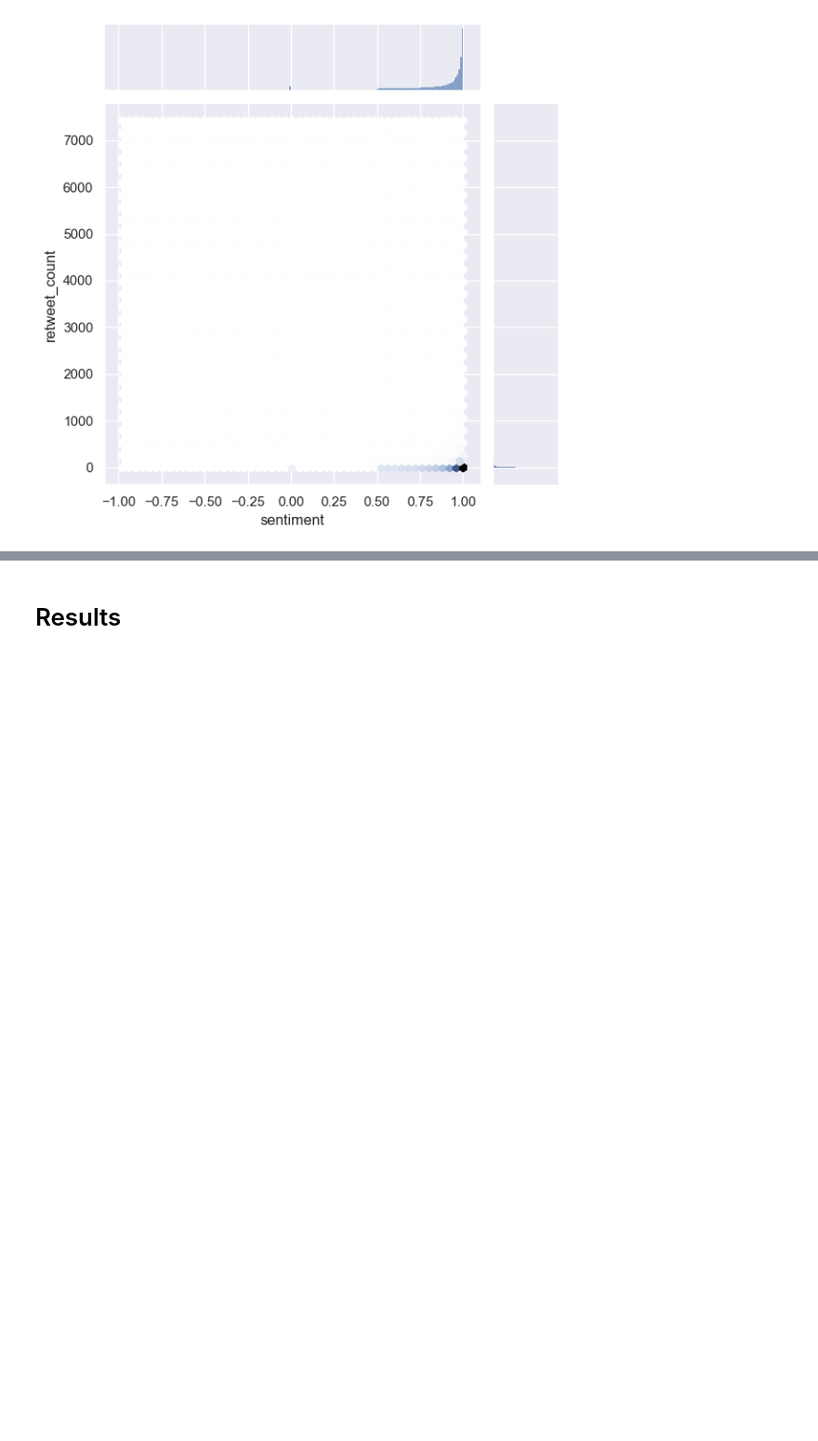
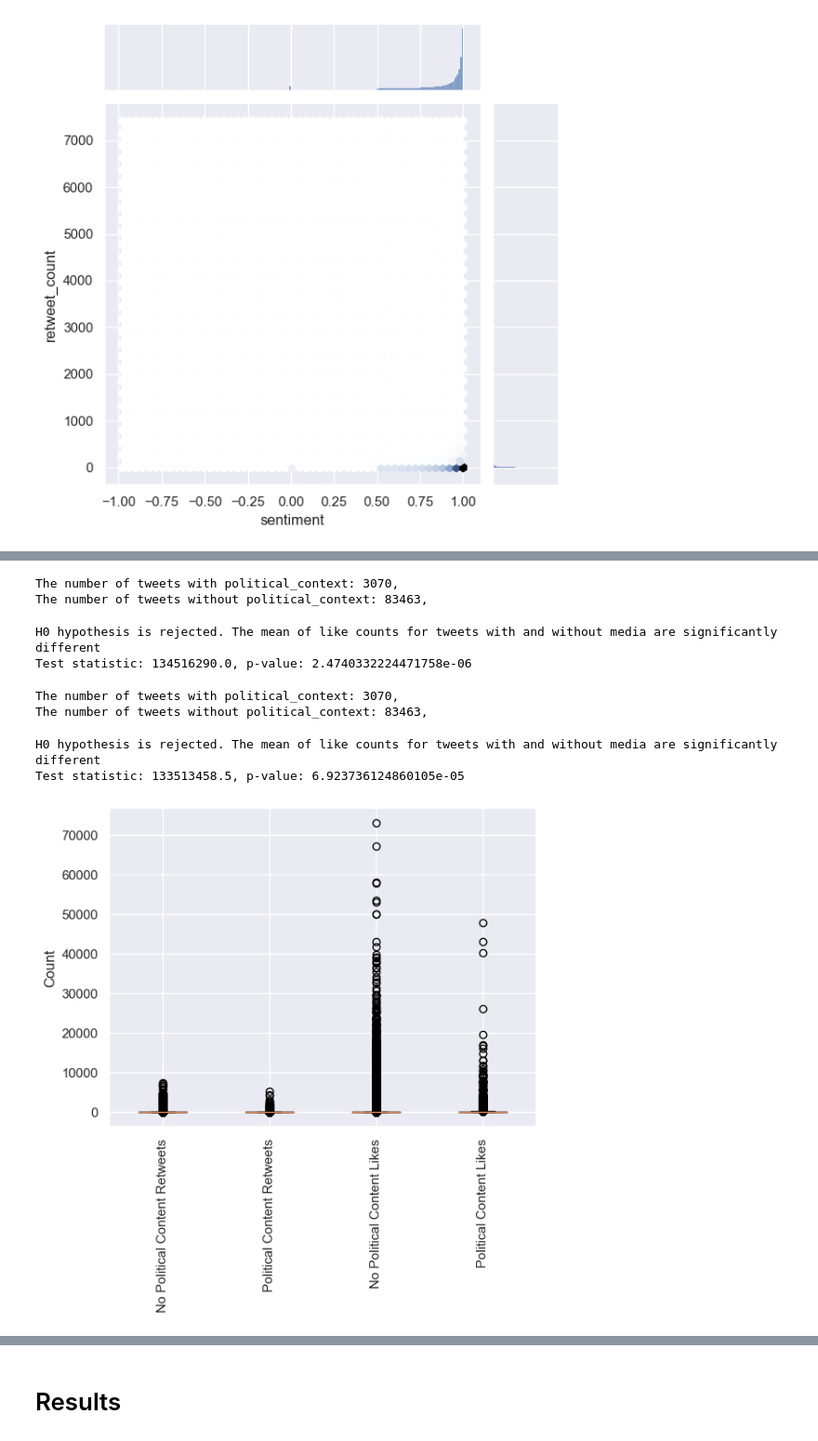
Before and after one commit to ossamum/kuleuven-thesis, a Jupyter notebook: 05_hypothesis_testing.ipynb, the cells around one changed output, grey strips where cells are left out. Shown at 93% size. Cells and saved outputs as stored; diff of their text form; code cells hidden in the pictures; blank space fills up the shorter version.

Commit message:
add more tests

```diff
--- a/05_hypothesis_testing.ipynb
+++ b/05_hypothesis_testing.ipynb
@@ -257,0 +470,79 @@ plt.show()
+# %%
+likes_without_political_context = df[
+    df.political_context_annotation != 1
+].like_count.to_list()
+likes_with_political_context = df[
+    df.political_context_annotation == 1
+].like_count.to_list()
+print(
+    f"""
+The number of tweets with political_context: {len(likes_with_political_context)},
+The number of tweets without political_context: {len(likes_without_political_context)},
+"""
+)
+# %% [output]
+The number of tweets with political_context: 3070,
+The number of tweets without political_context: 83463,
+# %%
+result = mannwhitneyu(likes_with_political_context, likes_without_political_context)
+print(
+    f"""
+H0 hypothesis is rejected. The mean of like counts for tweets with and without media are significantly different
+Test statistic: {result.statistic}, p-value: {result.pvalue}
+"""
+)
+# %% [output]
+H0 hypothesis is rejected. The mean of like counts for tweets with and without media are significantly different
+Test statistic: 134516290.0, p-value: 2.4740332224471758e-06
+# %%
+retweets_without_political_context = df[
+    df.political_context_annotation != 1
+].retweet_count.to_list()
+retweets_with_political_context = df[
+    df.political_context_annotation == 1
+].retweet_count.to_list()
+print(
+    f"""
+The number of tweets with political_context: {len(retweets_with_political_context)},
+The number of tweets without political_context: {len(retweets_without_political_context)},
+"""
+)
+# %% [output]
+The number of tweets with political_context: 3070,
+The number of tweets without political_context: 83463,
+# %%
+result = mannwhitneyu(
+    retweets_with_political_context, retweets_without_political_context
+)
+print(
+    f"""
+H0 hypothesis is rejected. The mean of like counts for tweets with and without media are significantly different
+Test statistic: {result.statistic}, p-value: {result.pvalue}
+"""
+)
+# %% [output]
+H0 hypothesis is rejected. The mean of like counts for tweets with and without media are significantly different
+Test statistic: 133513458.5, p-value: 6.923736124860105e-05
+# %%
+plt.boxplot(
+    [
+        df.loc[df["political_context_annotation"] == 0, "retweet_count"],
+        df.loc[df["political_context_annotation"] == 1, "retweet_count"],
+        df.loc[df["political_context_annotation"] == 0, "like_count"],
+        df.loc[df["political_context_annotation"] == 1, "like_count"],
+    ]
+)
+plt.xticks(
+    [1, 2, 3, 4],
+    [
+        "No Political Content Retweets",
+        "Political Content Retweets",
+        "No Political Content Likes",
+        "Political Content Likes",
+    ],
+)
+plt.ylabel("Count")
+plt.xticks(rotation=90)
+plt.show()
+# %% [output]
+[figure, added]
```
Also changed, not shown: parts of 20 cells of this notebook.
